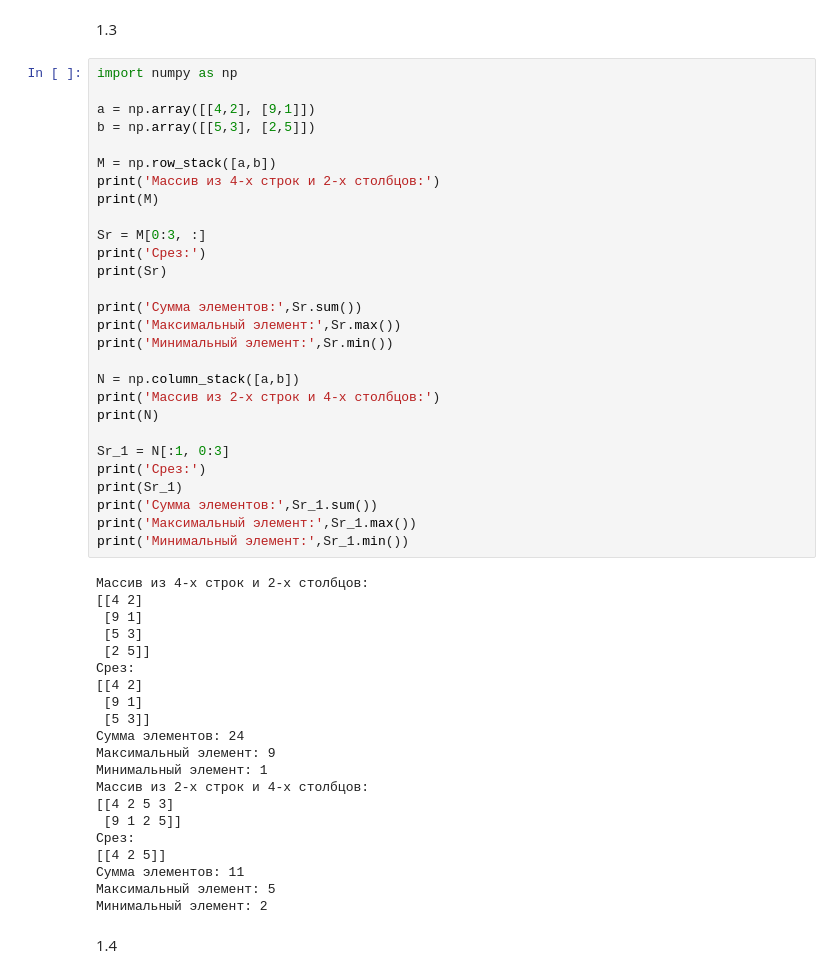
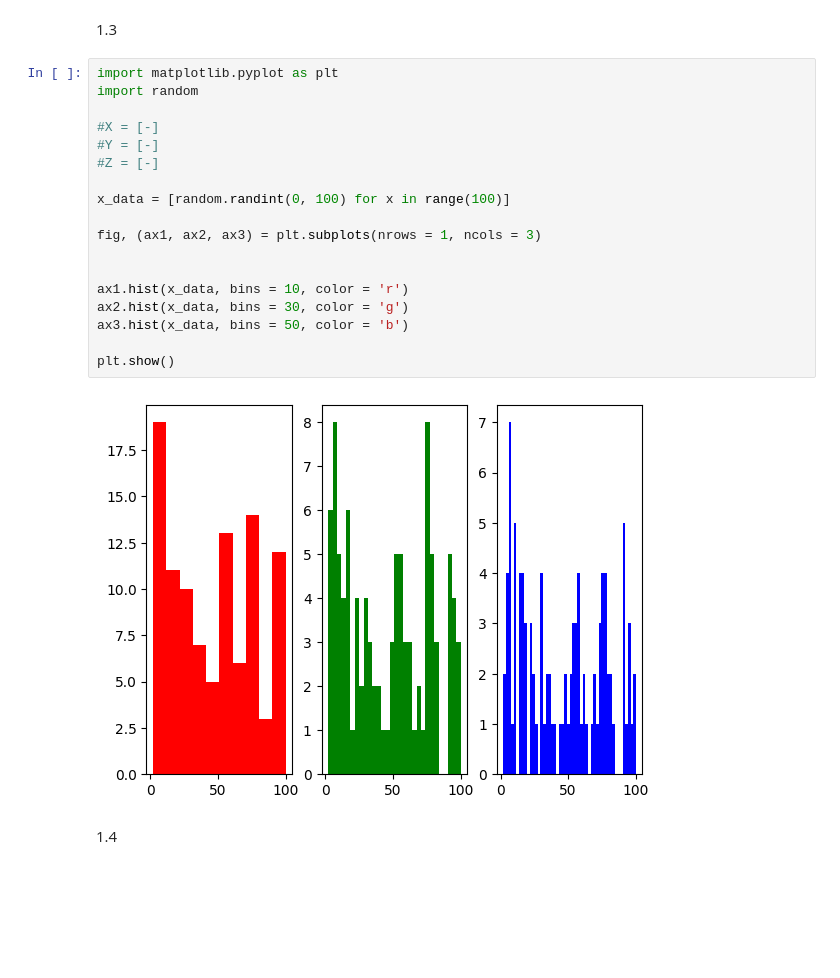
Before and after one commit to vikazhabskaya/2221, a Jupyter notebook: 1.ipynb, the cells around one changed output. Cells and saved outputs as stored; diff of their text form; blank space fills up the shorter version.

```diff
--- a/1.ipynb
+++ b/1.ipynb
@@ -107,53 +47,24 @@ print('Сумма в строках:', s_1)
 # %% [markdown]
 1.3
-# %%
-import numpy as np
-
-a = np.array([[4,2], [9,1]])
-b = np.array([[5,3], [2,5]])
-
-M = np.row_stack([a,b])
-print('Массив из 4-х строк и 2-х столбцов:')
-print(M)
-
-Sr = M[0:3, :]
-print('Срез:')
-print(Sr)
-
-print('Сумма элементов:',Sr.sum())
-print('Максимальный элемент:',Sr.max())
-print('Минимальный элемент:',Sr.min())
-
-N = np.column_stack([a,b])
-print('Массив из 2-х строк и 4-х столбцов:')
-print(N)
-
-Sr_1 = N[:1, 0:3]
-print('Срез:')
-print(Sr_1)
-print('Сумма элементов:',Sr_1.sum())
-print('Максимальный элемент:',Sr_1.max())
-print('Минимальный элемент:',Sr_1.min())
-# %% [output]
-Массив из 4-х строк и 2-х столбцов:
-[[4 2]
- [9 1]
- [5 3]
- [2 5]]
-Срез:
-[[4 2]
- [9 1]
- [5 3]]
-Сумма элементов: 24
-Максимальный элемент: 9
-Минимальный элемент: 1
-Массив из 2-х строк и 4-х столбцов:
-[[4 2 5 3]
- [9 1 2 5]]
-Срез:
-[[4 2 5]]
-Сумма элементов: 11
-Максимальный элемент: 5
-Минимальный элемент: 2
+# %%
+import matplotlib.pyplot as plt
+import random
+
+#X = [-]
+#Y = [-]
+#Z = [-]
+
+x_data = [random.randint(0, 100) for x in range(100)]
+
+fig, (ax1, ax2, ax3) = plt.subplots(nrows = 1, ncols = 3)
+
+
+ax1.hist(x_data, bins = 10, color = 'r')
+ax2.hist(x_data, bins = 30, color = 'g')
+ax3.hist(x_data, bins = 50, color = 'b')
+
+plt.show()
+# %% [output]
+[figure, added]
 # %% [markdown]
 1.4
```
Also changed, not shown: parts of 12 cells of this notebook.
